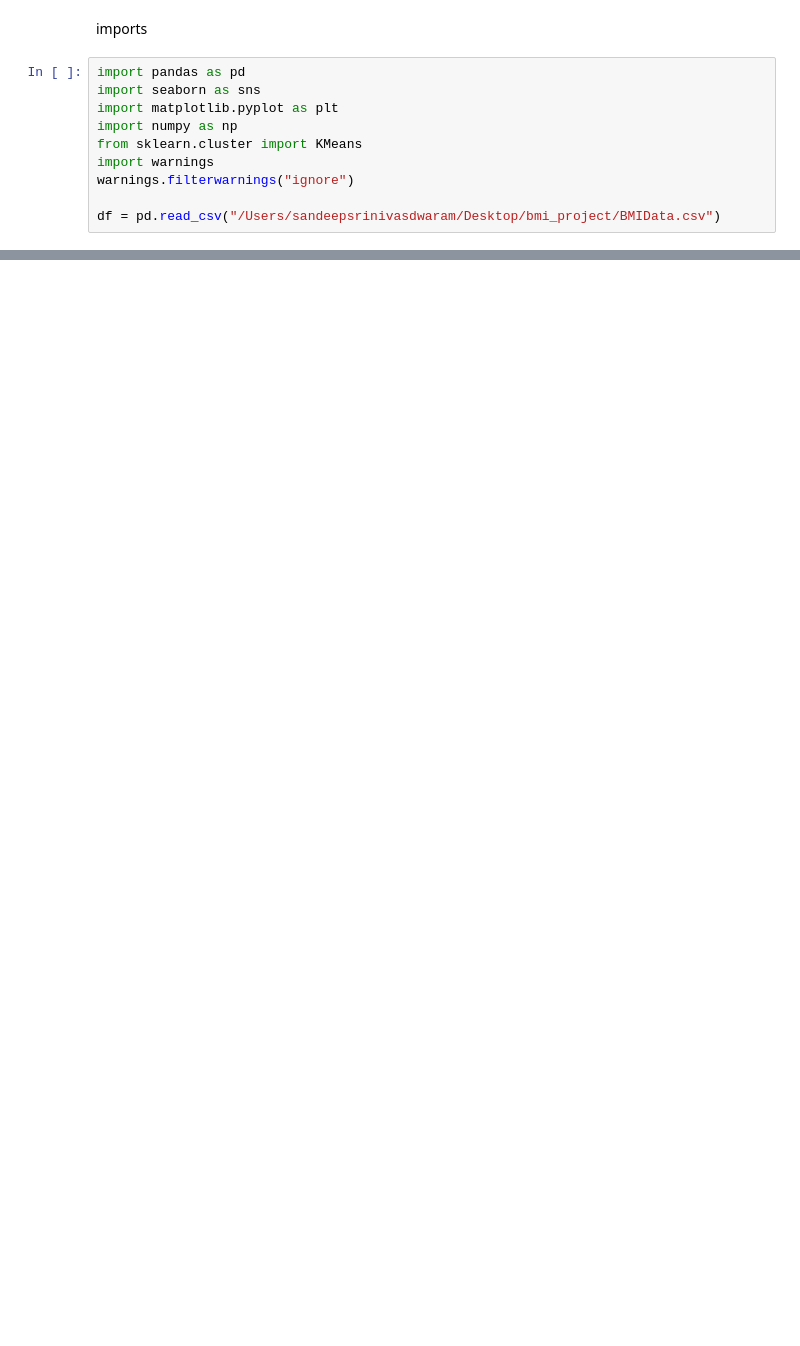
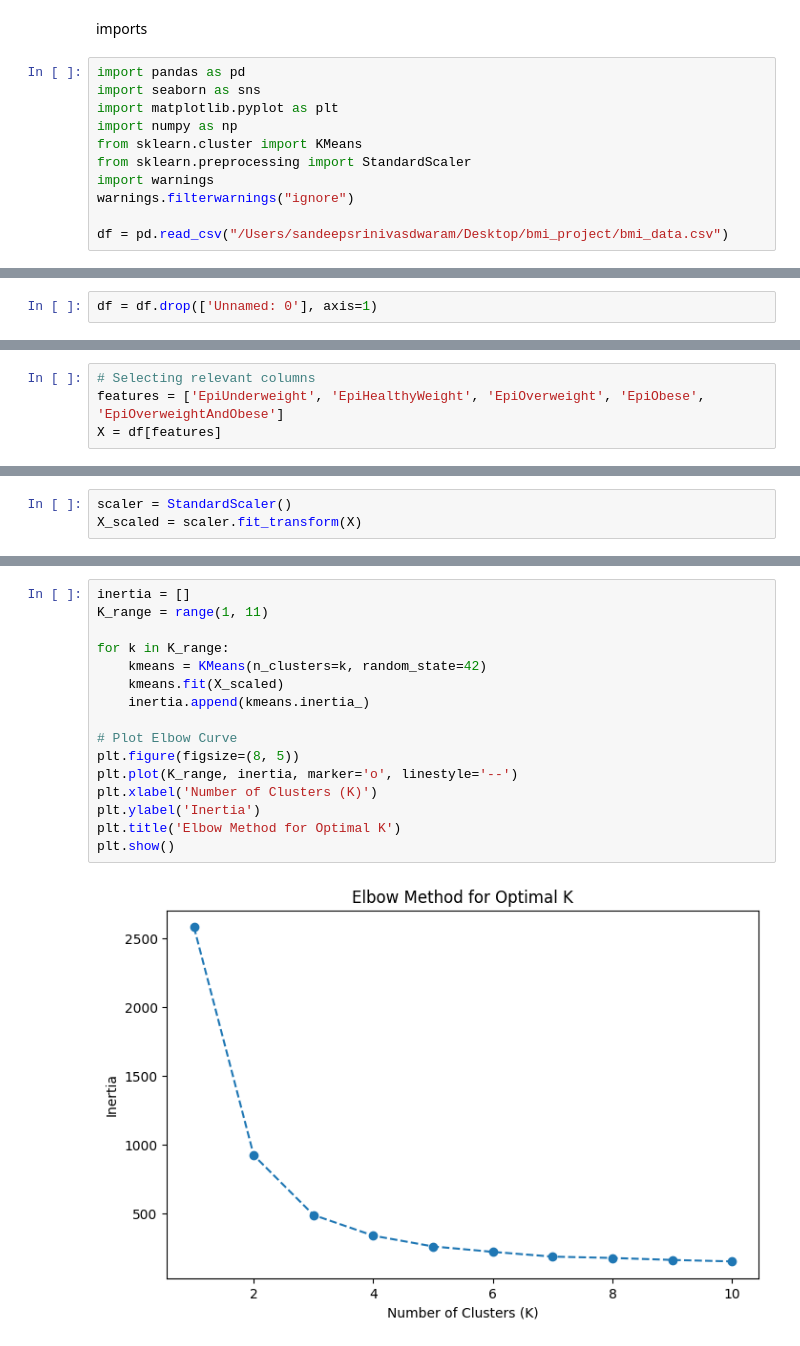
Before and after one commit to DataBells/child_weight_patterns, a Jupyter notebook: bmi.ipynb, the cells around one changed output, grey strips where cells are left out. Saved outputs shown, nothing was run; the diff lists cells and outputs as text; blank space fills up the shorter version.

```diff
--- a/bmi.ipynb
+++ b/bmi.ipynb
@@ -6,7 +6,8 @@ import seaborn as sns
 import matplotlib.pyplot as plt
 import numpy as np
 from sklearn.cluster import KMeans
+from sklearn.preprocessing import StandardScaler
 import warnings
 warnings.filterwarnings("ignore")
 
-df = pd.read_csv("/Users/sandeepsrinivasdwaram/Desktop/bmi_project/BMIData.csv")
+df = pd.read_csv("/Users/sandeepsrinivasdwaram/Desktop/bmi_project/bmi_data.csv")
@@ -12,0 +50,2 @@ df = pd.read_csv("/Users/sandeepsrinivasdwaram/Desktop/bmi_project/BMIData.csv")
+# %%
+df = df.drop(['Unnamed: 0'], axis=1)
@@ -12,0 +90,4 @@ df = pd.read_csv("/Users/sandeepsrinivasdwaram/Desktop/bmi_project/BMIData.csv")
+# %%
+# Selecting relevant columns
+features = ['EpiUnderweight', 'EpiHealthyWeight', 'EpiOverweight', 'EpiObese', 'EpiOverweightAndObese']
+X = df[features]
@@ -12,0 +112,3 @@ df = pd.read_csv("/Users/sandeepsrinivasdwaram/Desktop/bmi_project/BMIData.csv")
+# %%
+scaler = StandardScaler()
+X_scaled = scaler.fit_transform(X)
@@ -12,0 +117,18 @@ df = pd.read_csv("/Users/sandeepsrinivasdwaram/Desktop/bmi_project/BMIData.csv")
+# %%
+inertia = []
+K_range = range(1, 11)
+
+for k in K_range:
+    kmeans = KMeans(n_clusters=k, random_state=42)
+    kmeans.fit(X_scaled)
+    inertia.append(kmeans.inertia_)
+
+# Plot Elbow Curve
+plt.figure(figsize=(8, 5))
+plt.plot(K_range, inertia, marker='o', linestyle='--')
+plt.xlabel('Number of Clusters (K)')
+plt.ylabel('Inertia')
+plt.title('Elbow Method for Optimal K')
+plt.show()
+# %% [output]
+[figure, added]
```
Also changed, not shown: parts of 44 cells of this notebook, 3 other files.
